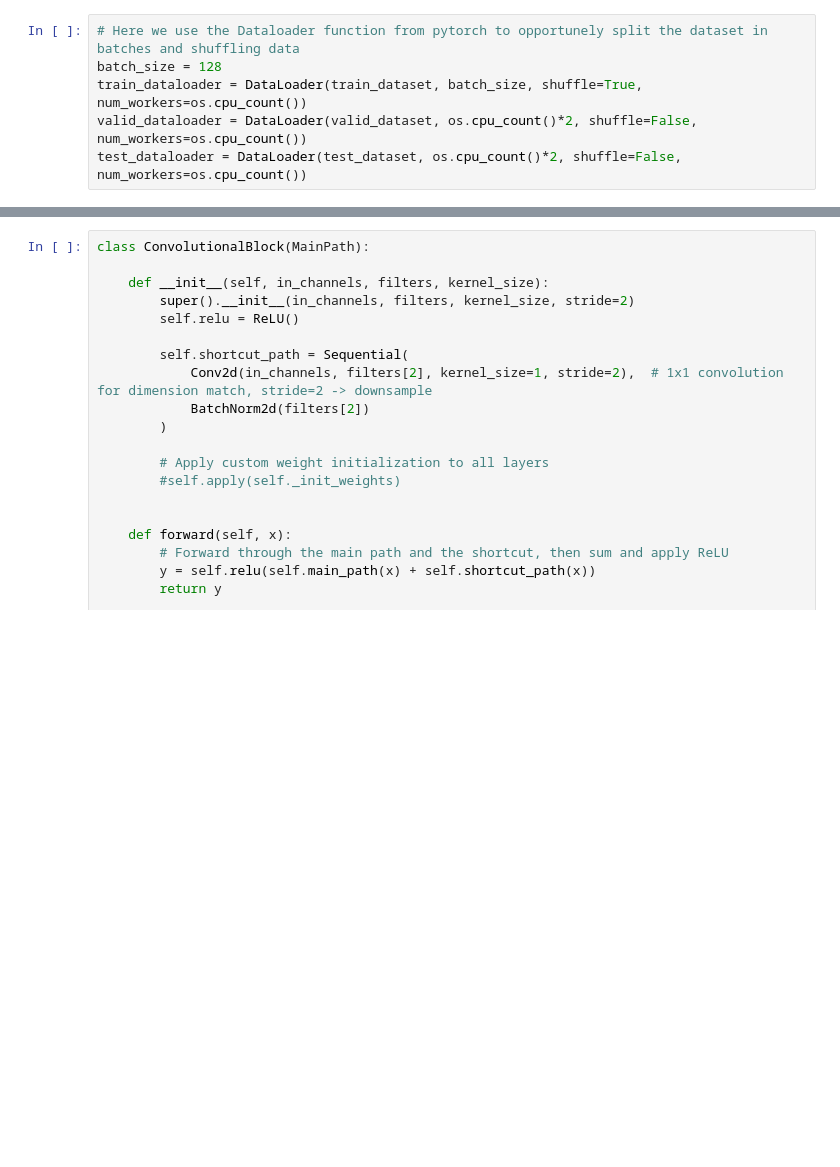
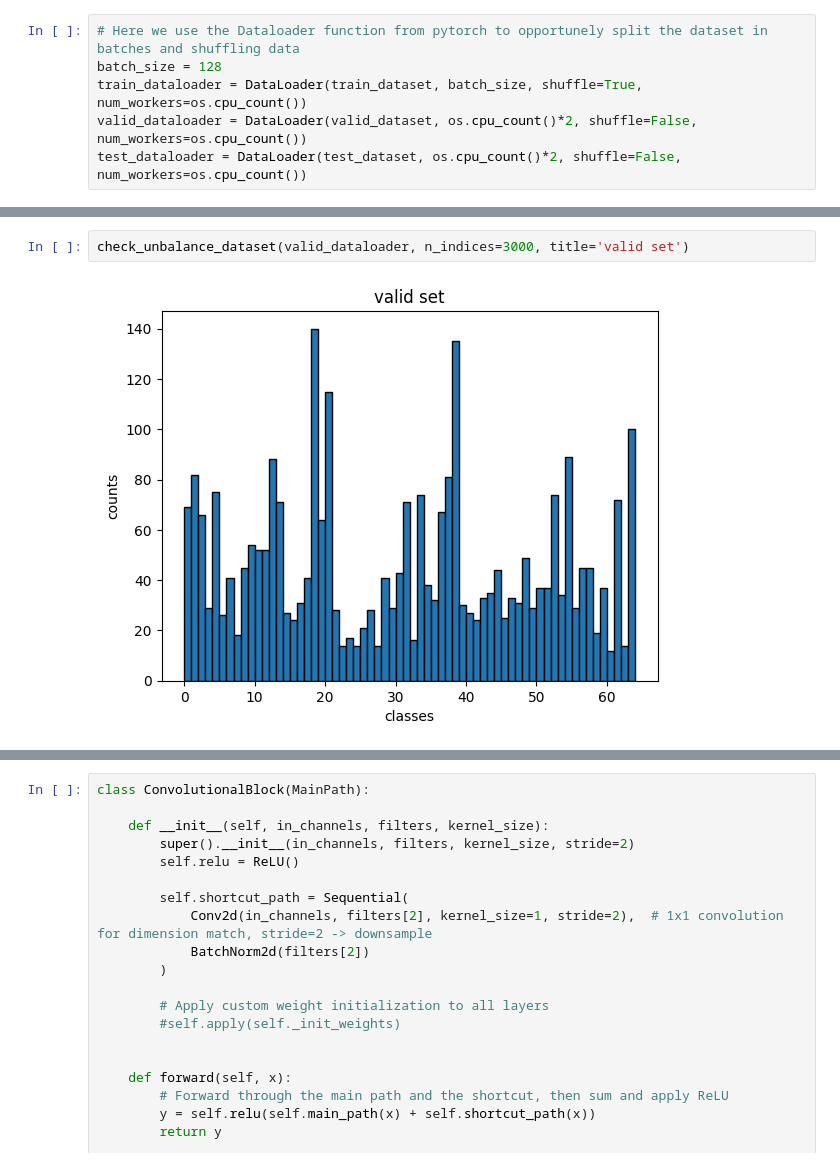
Before and after one commit to gaiavolpi/NNDL, a Jupyter notebook: project.ipynb, the cells around one changed output, grey strips where cells are left out. Drawn from its saved outputs; the diff is of its cells as text; blank space fills up the shorter version.

```diff
--- a/project.ipynb
+++ b/project.ipynb
@@ -212,3 +240,7 @@ test_dataloader = DataLoader(test_dataset, os.cpu_count()*2, shuffle=False, num_
+# %%
+check_unbalance_dataset(valid_dataloader, n_indices=3000, title='valid set')
+# %% [output]
+[figure, added]
 # %% [markdown]
 ## 2. ResNet architecture
 
```
Also changed, not shown: parts of 14 cells of this notebook.
